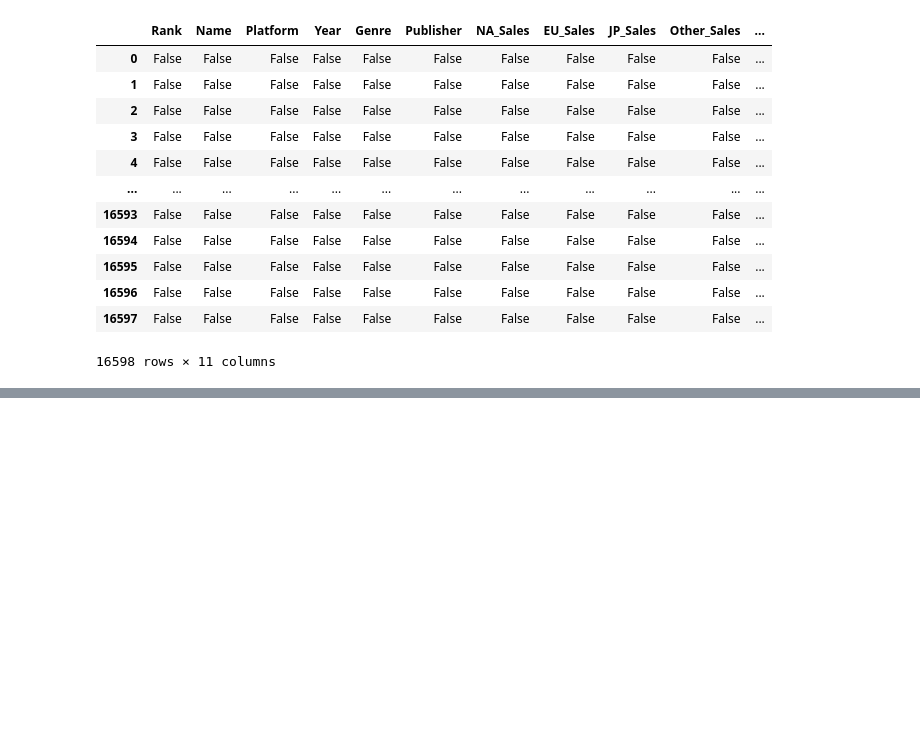
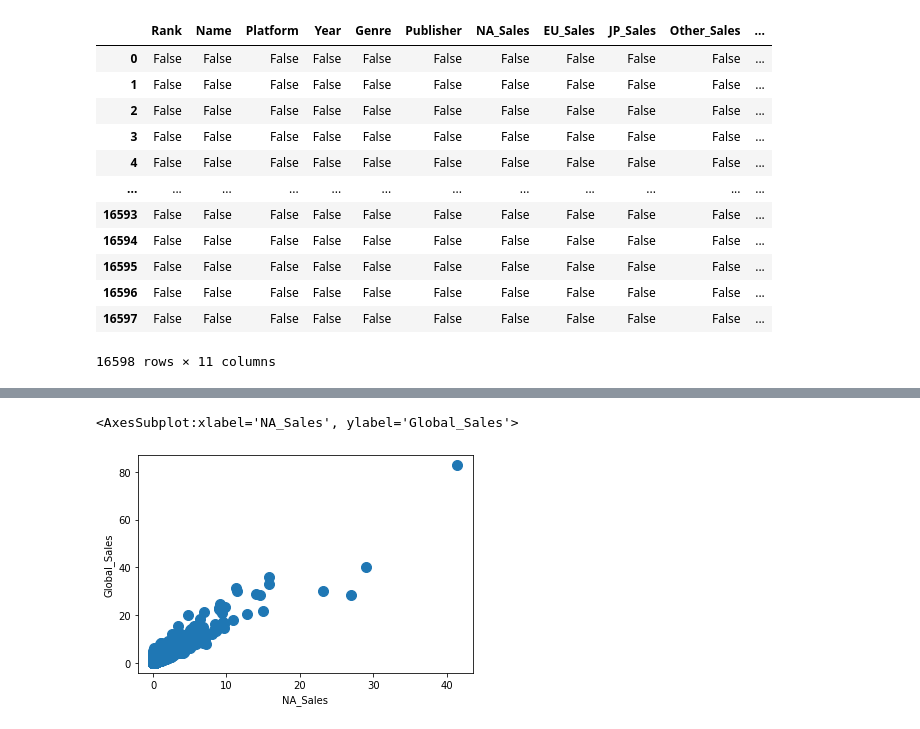
Before and after one commit to mahdid-lilia/CLA-BOOTCAMP, a Jupyter notebook: Unit 2/Homeworks/Unit2-Data.ipynb, the cells around one changed output, grey strips where cells are left out. Saved outputs shown, nothing was run; the diff lists cells and outputs as text; code cells hidden in the pictures; blank space fills up the shorter version.

```diff
--- a/Unit 2/Homeworks/Unit2-Data.ipynb
+++ b/Unit 2/Homeworks/Unit2-Data.ipynb
@@ -74,0 +87,6 @@ df.isna()
+# %%
+import matplotlib.pyplot as plt
+df.plot.scatter(x='NA_Sales', y='Global_Sales', s=100)
+# %% [output]
+<AxesSubplot:xlabel='NA_Sales', ylabel='Global_Sales'>
+[figure, added]
```
Also changed, not shown: parts of 3 cells of this notebook, 4 other files.
